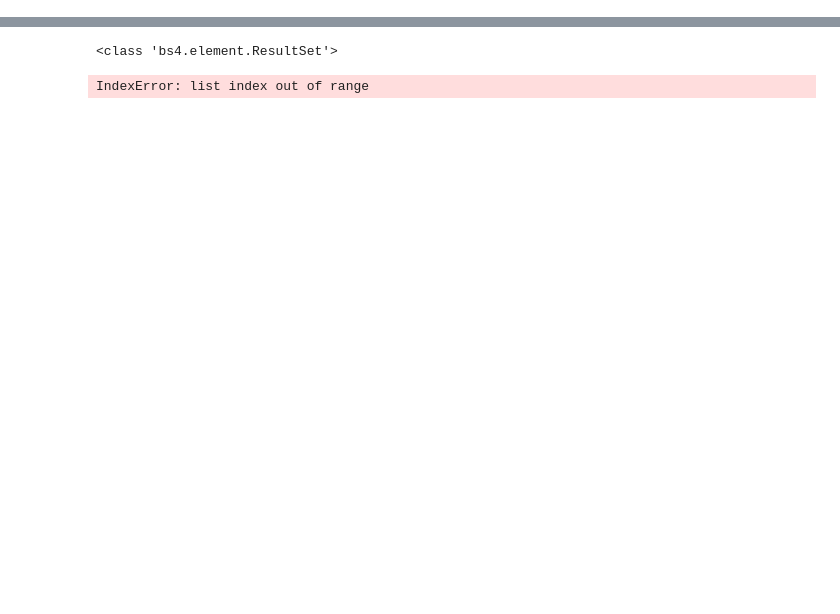
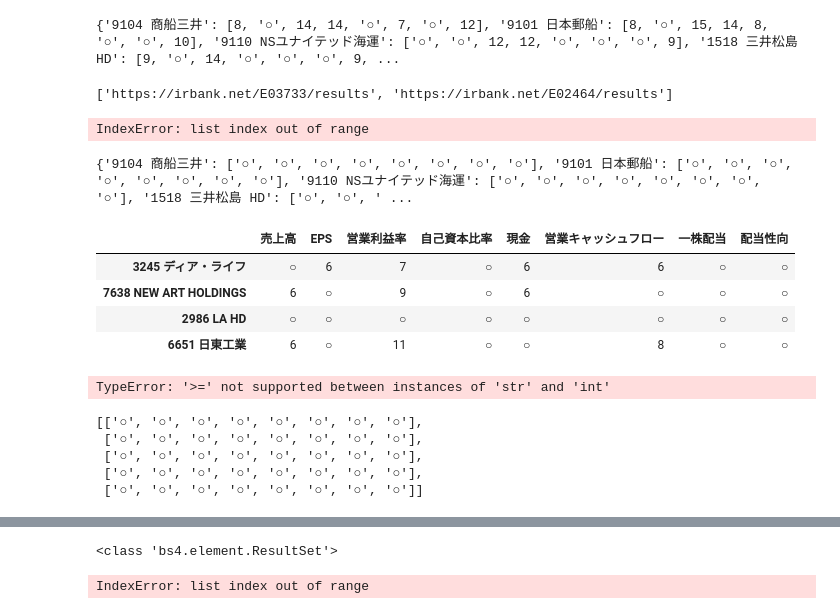
Before and after one commit to akira8413/ir_sc, a Jupyter notebook: irbank/test_irbank.ipynb, the cells around one changed output, grey strips where cells are left out. Saved outputs shown, nothing was run; the diff lists cells and outputs as text; code cells hidden in the pictures; blank space fills up the shorter version.

```diff
--- a/irbank/test_irbank.ipynb
+++ b/irbank/test_irbank.ipynb
@@ -187,0 +133,5 @@ KeyboardInterrupt:
+# %%
+ed_list = {}
+for key, value in gooo_dict.items():
+    if value.count('○') >= 2:
+        ed_list[key] = value
@@ -189,0 +164,49 @@ KeyboardInterrupt:
+# %%
+ed_list = {}
+for key, value in gooo_dict.items():
+    if value.count('○') >= 2:
+        ed_list[key] = value
+print(ed_list)
+# %% [output]
+{'9104 商船三井': [8, '○', 14, 14, '○', 7, '○', 12], '9101 日本郵船': [8, '○', 15, 14, 8, '○', '○', 10], '9110 NSユナイテッド海運': ['○', '○', 12, 12, '○', '○', '○', 9], '1518 三井松島 HD': [9, '○', 14, '○', '○', '○', 9, ...
+# %%
+focus_url
+# %% [output]
+['https://irbank.net/E03733/results', 'https://irbank.net/E02464/results']
+# %%
+test_lists[1]
+# %% [output]
+IndexError: list index out of range
+# %%
+gooo = [[key, len(va)] for key, value in analyzes_dict.items() for va in value]
+gooo_dict = {}
+for lst in gooo:
+    key, val = lst
+    if key not in gooo_dict:
+        gooo_dict[key] = []
+    gooo_dict[key].append(val)
+for key, value in gooo_dict.items():
+    gooo_dict[key] = list(map(lambda x: '○' if x >= 0 else x, value))
+# %%
+ed_list = {}
+for key, value in gooo_dict.items():
+    if value.count('○') >= 2:
+        ed_list[key] = value
+print(ed_list)
+import pandas as pd
+ed_df = pd.DataFrame.from_dict(ed_list, orient='index', columns=['売上高','EPS','営業利益率','自己資本比率','現金','営業キャッシュフロー','一株配当','配当性向'])
+# %% [output]
+{'9104 商船三井': ['○', '○', '○', '○', '○', '○', '○', '○'], '9101 日本郵船': ['○', '○', '○', '○', '○', '○', '○', '○'], '9110 NSユナイテッド海運': ['○', '○', '○', '○', '○', '○', '○', '○'], '1518 三井松島 HD': ['○', '○', ' ...
+# %%
+ed_df
+# %% [output]
+|  | 売上高 | EPS | 営業利益率 | 自己資本比率 | 現金 | 営業キャッシュフロー | 一株配当 | 配当性向 |
+| 3245 ディア・ライフ | ○ | 6 | 7 | ○ | 6 | 6 | ○ | ○ |
+| 7638 NEW ART HOLDINGS | 6 | ○ | 9 | ○ | 6 | ○ | ○ | ○ |
+| 2986 LA HD | ○ | ○ | ○ | ○ | ○ | ○ | ○ | ○ |
+| 6651 日東工業 | 6 | ○ | 11 | ○ | ○ | 8 | ○ | ○ |
+# %%
+for key, value in gooo_dict.items():
+    gooo_dict[key] = list(map(lambda x: '○' if x >= 0 else x, value))
+# %% [output]
+TypeError: '>=' not supported between instances of 'str' and 'int'
@@ -190,3 +219,11 @@ KeyboardInterrupt:
+# %%
+d_list
+# %% [output]
+[['○', '○', '○', '○', '○', '○', '○', '○'],
+ ['○', '○', '○', '○', '○', '○', '○', '○'],
+ ['○', '○', '○', '○', '○', '○', '○', '○'],
+ ['○', '○', '○', '○', '○', '○', '○', '○'],
+ ['○', '○', '○', '○', '○', '○', '○', '○']]
 # %%
 focus_url=[]
 text=[]
```
Also changed, not shown: parts of 24 cells of this notebook, 2 other files.
